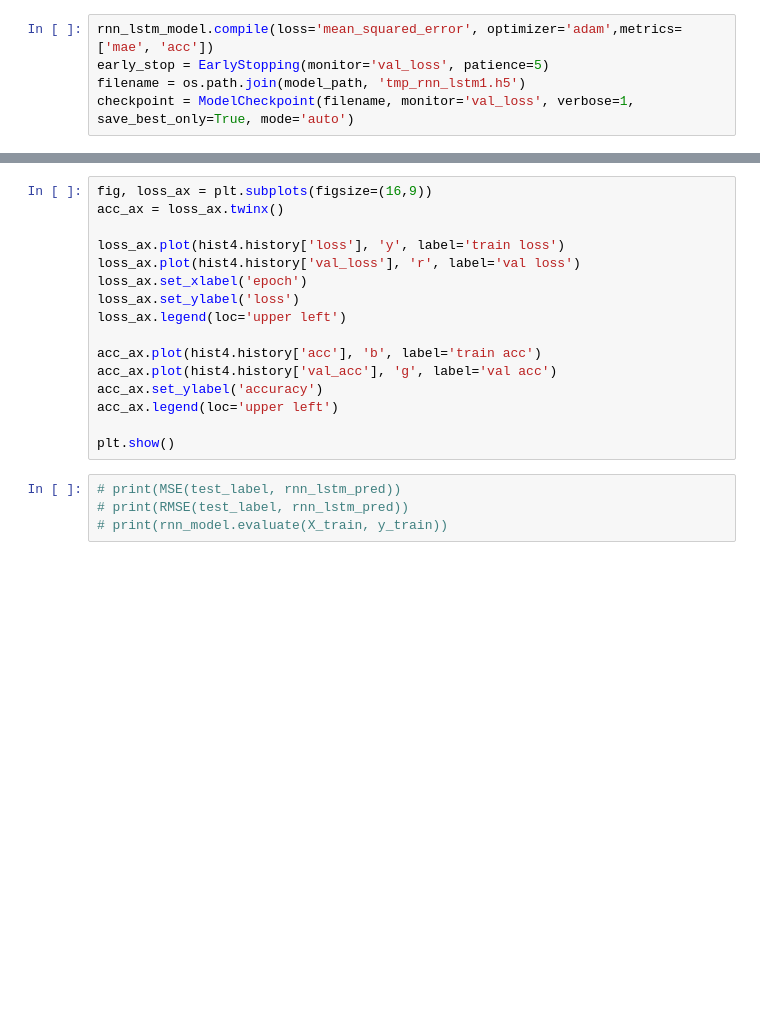
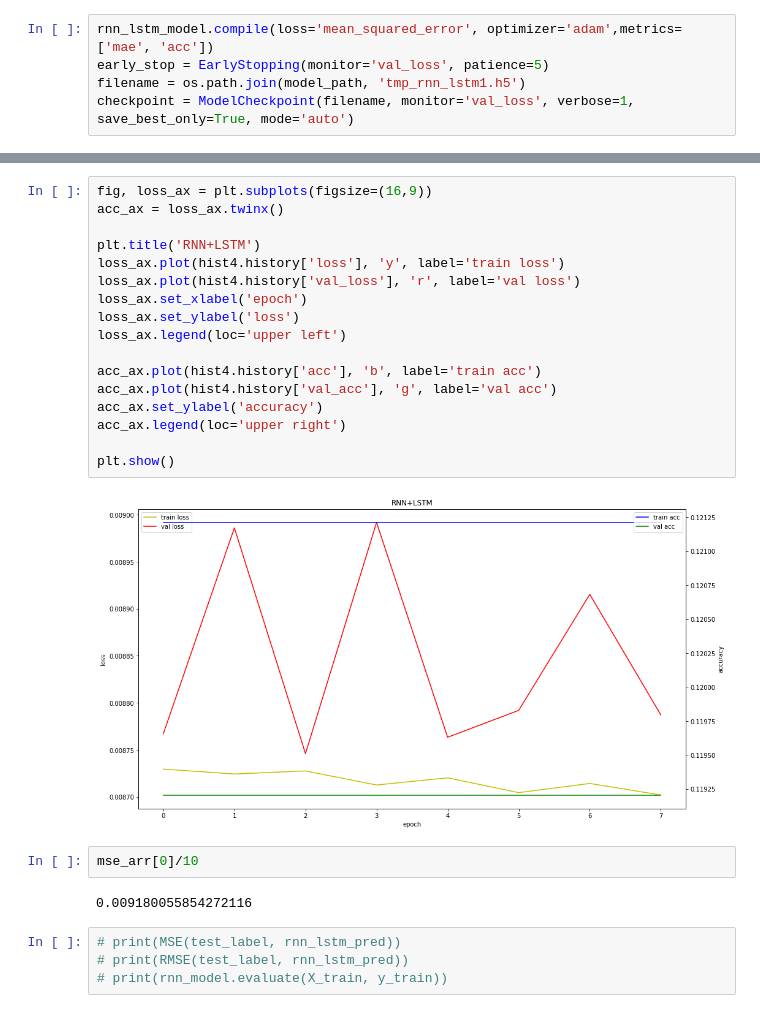
Before and after one commit to rohhj622/windPowerPrediction, a Jupyter notebook: code1_6(4반복위함).ipynb, the cells around one changed output, grey strips where cells are left out. Saved outputs shown, nothing was run; the diff lists cells and outputs as text; blank space fills up the shorter version.

```diff
--- a/code1_6(4반복위함).ipynb
+++ b/code1_6(4반복위함).ipynb
@@ -426,19 +483,26 @@ Epoch 4/200
 # %%
 fig, loss_ax = plt.subplots(figsize=(16,9))
 acc_ax = loss_ax.twinx()
 
+plt.title('RNN+LSTM')
 loss_ax.plot(hist4.history['loss'], 'y', label='train loss')
 loss_ax.plot(hist4.history['val_loss'], 'r', label='val loss')
 loss_ax.set_xlabel('epoch')
 loss_ax.set_ylabel('loss')
 loss_ax.legend(loc='upper left')
 
 acc_ax.plot(hist4.history['acc'], 'b', label='train acc')
 acc_ax.plot(hist4.history['val_acc'], 'g', label='val acc')
 acc_ax.set_ylabel('accuracy')
-acc_ax.legend(loc='upper left')
+acc_ax.legend(loc='upper right')
 
 plt.show()
+# %% [output]
+[figure, added]
+# %%
+mse_arr[0]/10
+# %% [output]
+0.009180055854272116
 # %%
 # print(MSE(test_label, rnn_lstm_pred))
 # print(RMSE(test_label, rnn_lstm_pred))
```
Also changed, not shown: parts of 13 cells of this notebook.
